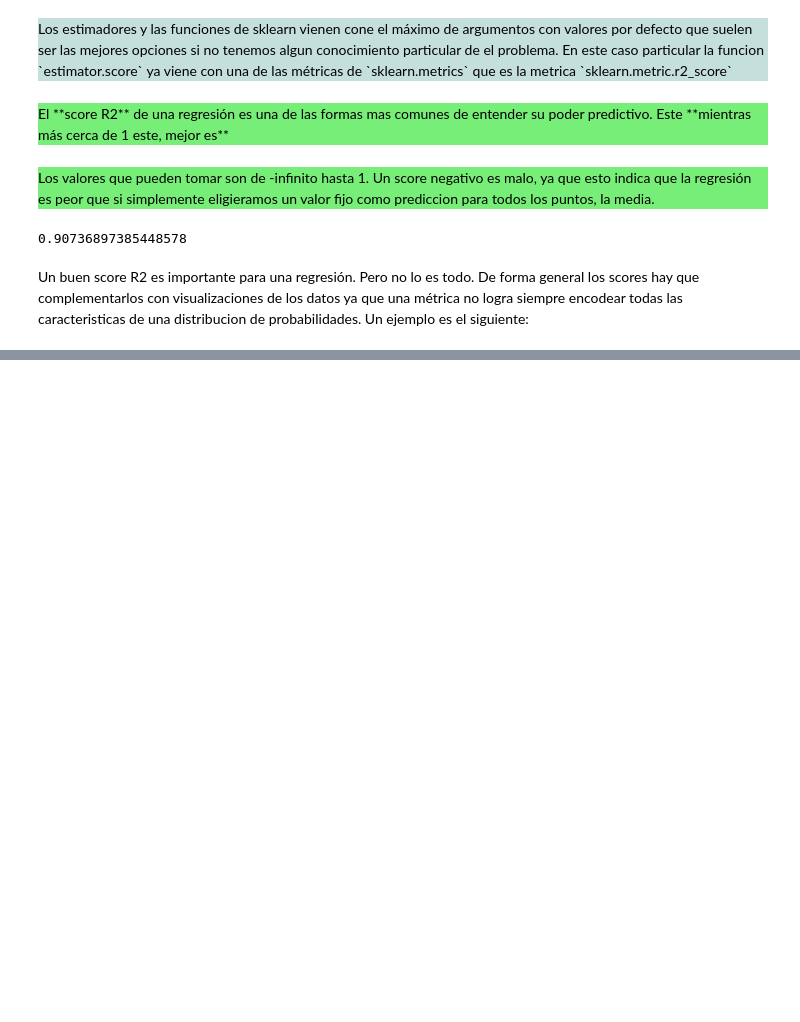
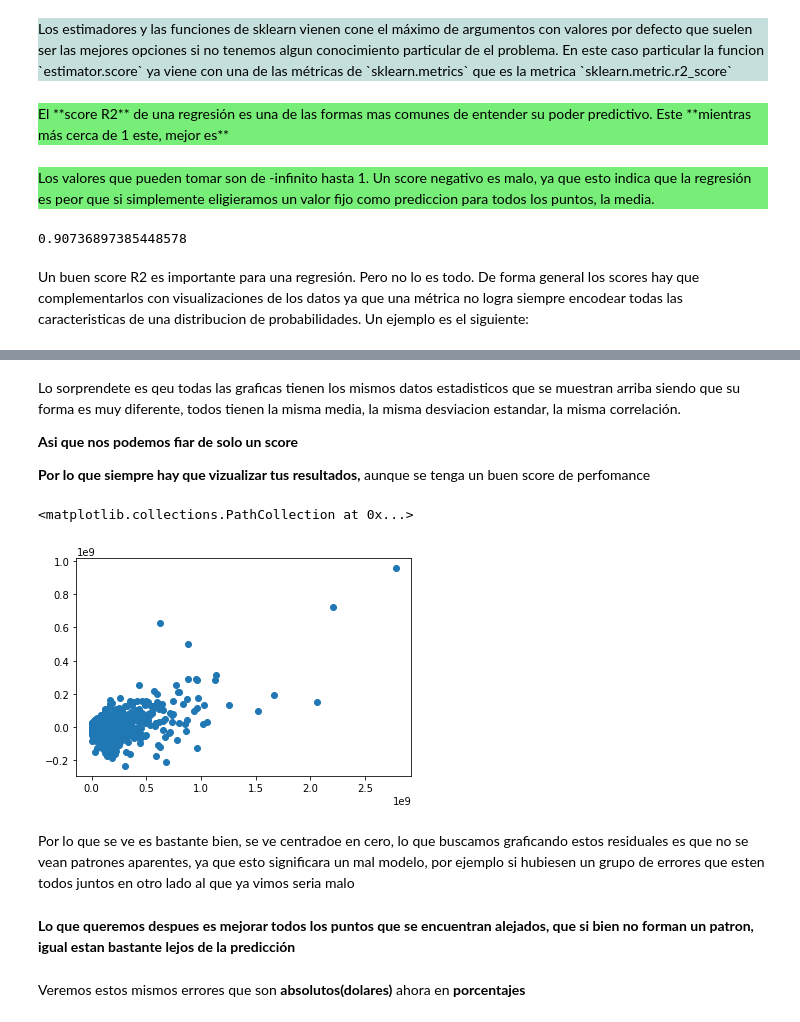
Before and after one commit to WillArevalo/Curso-de-Machine-Learning-Aplicado-con-Python, a Jupyter notebook: 17-19 - Implementar un modelo de regresión (Lasso)-Evaluando el modelo.ipynb, the cells around one changed output, grey strips where cells are left out. Saved outputs shown, nothing was run; the diff lists cells and outputs as text; code cells hidden in the pictures; blank space fills up the shorter version.

```diff
--- a/17-19 - Implementar un modelo de regresión (Lasso)-Evaluando el modelo.ipynb
+++ b/17-19 - Implementar un modelo de regresión (Lasso)-Evaluando el modelo.ipynb
@@ -132,0 +135,24 @@ Un buen score R2 es importante para una regresión. Pero no lo es todo. De forma
+# %% [markdown]
+Lo sorprendete es qeu todas las graficas tienen los mismos datos estadisticos que se muestran arriba siendo que su forma es muy diferente, todos tienen la misma media, la misma desviacion estandar, la misma correlación.
+
+**Asi que nos podemos fiar de solo un score**
+
+
+**Por lo que siempre hay que vizualizar tus resultados,** aunque se tenga un buen score de perfomance
+# %%
+# graficaremos con matplotlib con
+# residuales(todas las diferencia que hay entre las predicciones y los valores reales)
+residuals = y_test - predicted
+# %%
+# En matplotlib haremos un scatter plot
+# en funcion del ingreso(y_test) vamos a ver que tanto error hay
+plt.scatter(y_test, residuals)
+# %% [output]
+<matplotlib.collections.PathCollection at 0x...>
+[figure, added]
+# %% [markdown]
+Por lo que se ve es bastante bien, se ve centradoe en cero, lo que buscamos graficando estos residuales es que no se vean patrones aparentes, ya que esto significara un mal modelo, por ejemplo si hubiesen un grupo de errores  que esten todos juntos en otro lado al que ya vimos seria malo
+# %% [markdown]
+**Lo que queremos despues es mejorar todos los puntos que se encuentran alejados, que si bien no forman un patron, igual estan bastante lejos de la predicción**
+# %% [markdown]
+Veremos estos mismos errores que son **absolutos(dolares)** ahora en **porcentajes**
```
Also changed, not shown: parts of 14 cells of this notebook, 1 other file.
